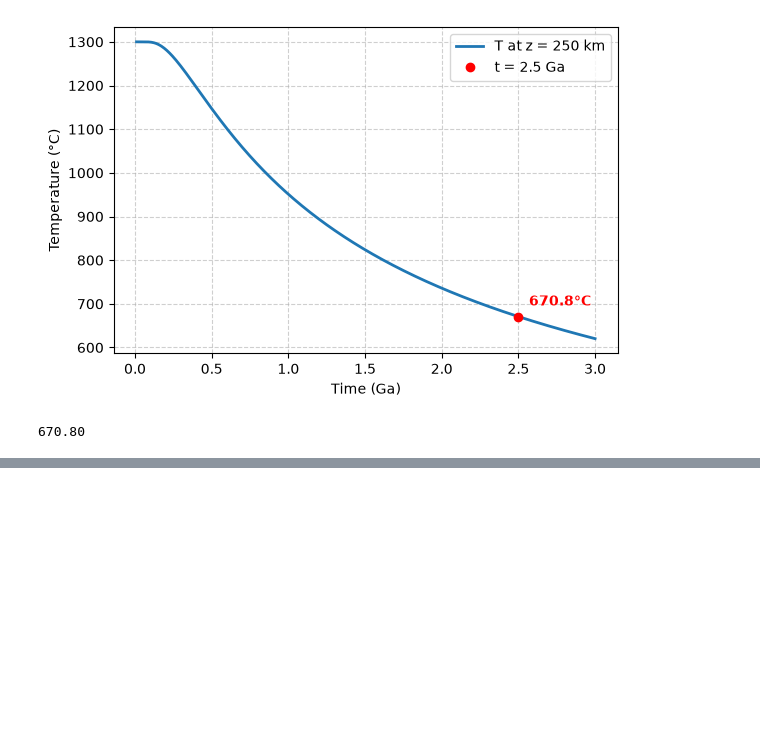
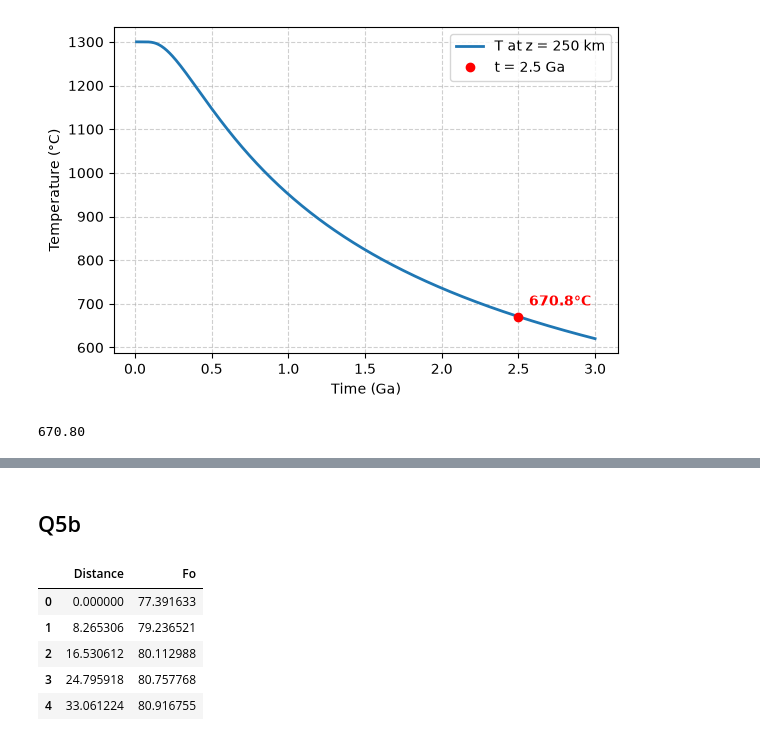
Before and after one commit to nredick/washu-courses, a Jupyter notebook: eeps-5534/hw/hw2/hw2.ipynb, the cells around one changed output, grey strips where cells are left out. Drawn from its saved outputs; the diff is of its cells as text; code cells hidden in the pictures; blank space fills up the shorter version.

```diff
--- a/eeps-5534/hw/hw2/hw2.ipynb
+++ b/eeps-5534/hw/hw2/hw2.ipynb
@@ -111,0 +289,17 @@ print(f"{t250:.2f}")
+# %% [markdown]
+## Q5b
+# %%
+T = 1150 + 273.15
+
+etna = pd.read_excel(
+    "./problem_set_2_2026.xlsx", usecols=[0, 1], skiprows=5, sheet_name="Natural oliv"
+)
+
+etna.head()
+# %% [output]
+|  | Distance | Fo |
+| 0 | 0.000000 | 77.391633 |
+| 1 | 8.265306 | 79.236521 |
+| 2 | 16.530612 | 80.112988 |
+| 3 | 24.795918 | 80.757768 |
+| 4 | 33.061224 | 80.916755 |
```
Also changed, not shown: parts of 10 cells of this notebook, 6 other files.
